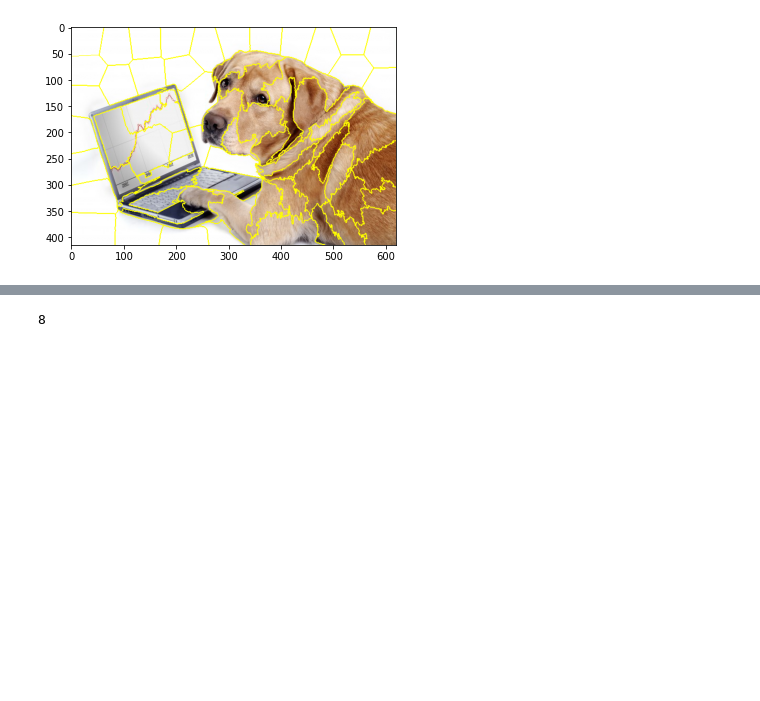
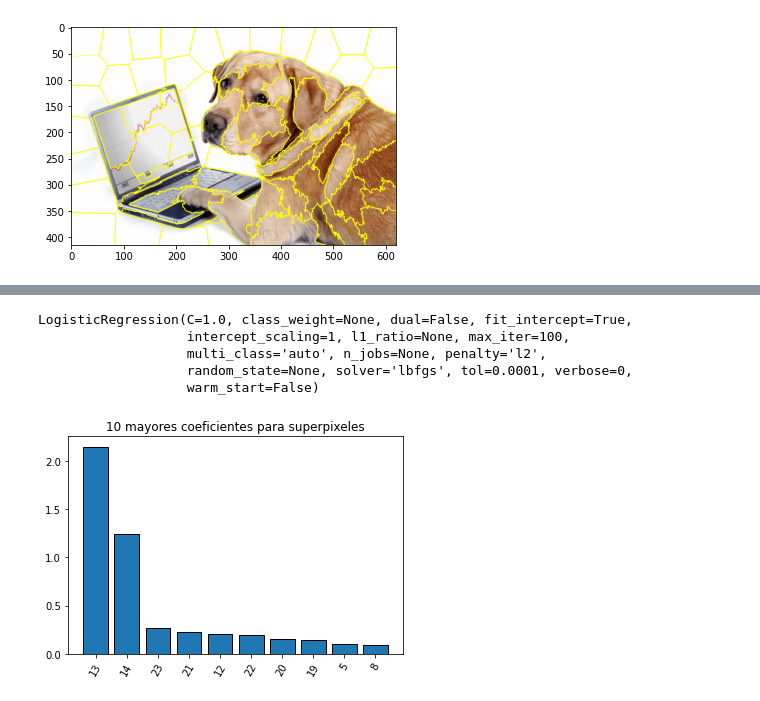
Before and after one commit to pedropereze/Tarea-2, a Jupyter notebook: tarea2.ipynb, the cells around one changed output, grey strips where cells are left out. Cells and saved outputs as stored; diff of their text form; code cells hidden in the pictures; blank space fills up the shorter version.

```diff
--- a/tarea2.ipynb
+++ b/tarea2.ipynb
@@ -182,4 +166,34 @@ array([0.103652  , 0.40945445, 0.40945445, 0.40945445, 0.13388749,
-# %%
-2**3
-# %% [output]
-8
+# %%
+#Se genera el conjunto de entrenamiento y se hace la regresion logistica
+from sklearn.linear_model import LogisticRegression
+
+D_p = np.zeros((n_pert,n_cat+1))
+
+for i in range(n_pert):
+  D_p[i]=perturbaciones[i]
+
+clf = LogisticRegression()
+clf.fit(D_p,y,sample_weight=pi)
+# %% [output]
+LogisticRegression(C=1.0, class_weight=None, dual=False, fit_intercept=True,
+                   intercept_scaling=1, l1_ratio=None, max_iter=100,
+                   multi_class='auto', n_jobs=None, penalty='l2',
+                   random_state=None, solver='lbfgs', tol=0.0001, verbose=0,
+                   warm_start=False)
+# %%
+#Se obtienen los coeficientes del clasificador anterior
+coef=np.std(D_p, 0)*clf.coef_
+
+coef=coef.flatten()
+
+#Se obtienen los 10 coeficientes con mayor valor
+n=10
+idx = (-coef).argsort()[:n]
+#coef[idx]
+
+plt.bar(range(n), coef[idx], edgecolor='black')
+plt.xticks(range(n), idx, rotation=60)
+plt.title("10 mayores coeficientes para superpixeles")
+plt.show()
+# %% [output]
+[figure, added]
```
Also changed, not shown: parts of 14 cells of this notebook.
